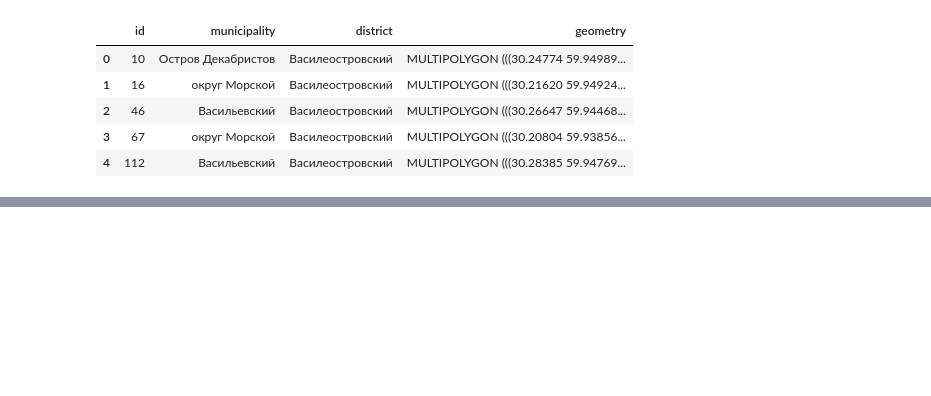
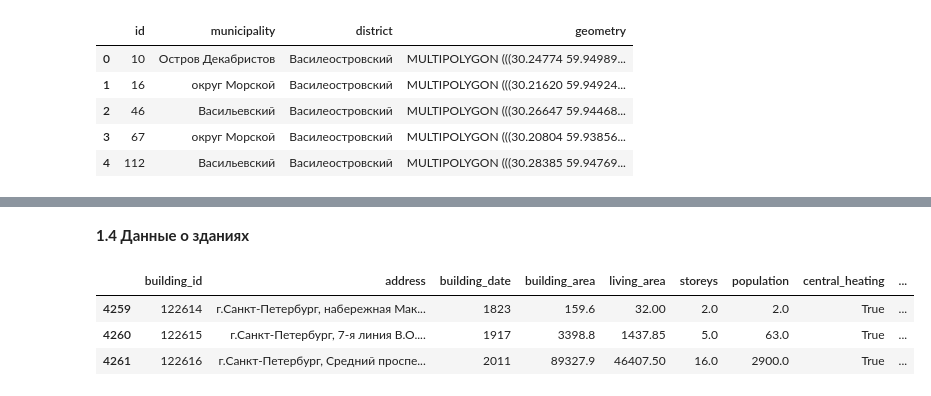
Before and after one commit to TikhonovaOlga-Spb/clustering_blocks, a Jupyter notebook: clustering_pipeline.ipynb, the cells around one changed output, grey strips where cells are left out. Drawn from its saved outputs; the diff is of its cells as text; code cells hidden in the pictures; blank space fills up the shorter version.

```diff
--- a/clustering_pipeline.ipynb
+++ b/clustering_pipeline.ipynb
@@ -15,0 +136,10 @@ data.head()
+# %% [markdown]
+<b>1.4 Данные о зданиях</b>
+# %%
+buildings_data = gpd.read_file('data/source_data/building.geojson')
+buildings_data.tail(3)
+# %% [output]
+|  | building_id | address | building_date | building_area | living_area | storeys | population | central_heating | ... |
+| 4259 | 122614 | г.Санкт-Петербург, набережная Мак... | 1823 | 159.6 | 32.00 | 2.0 | 2.0 | True | ... |
+| 4260 | 122615 | г.Санкт-Петербург, 7-я линия В.О.... | 1917 | 3398.8 | 1437.85 | 5.0 | 63.0 | True | ... |
+| 4261 | 122616 | г.Санкт-Петербург, Средний проспе... | 2011 | 89327.9 | 46407.50 | 16.0 | 2900.0 | True | ... |
```
Also changed, not shown: parts of 37 cells of this notebook, 14 other files.
